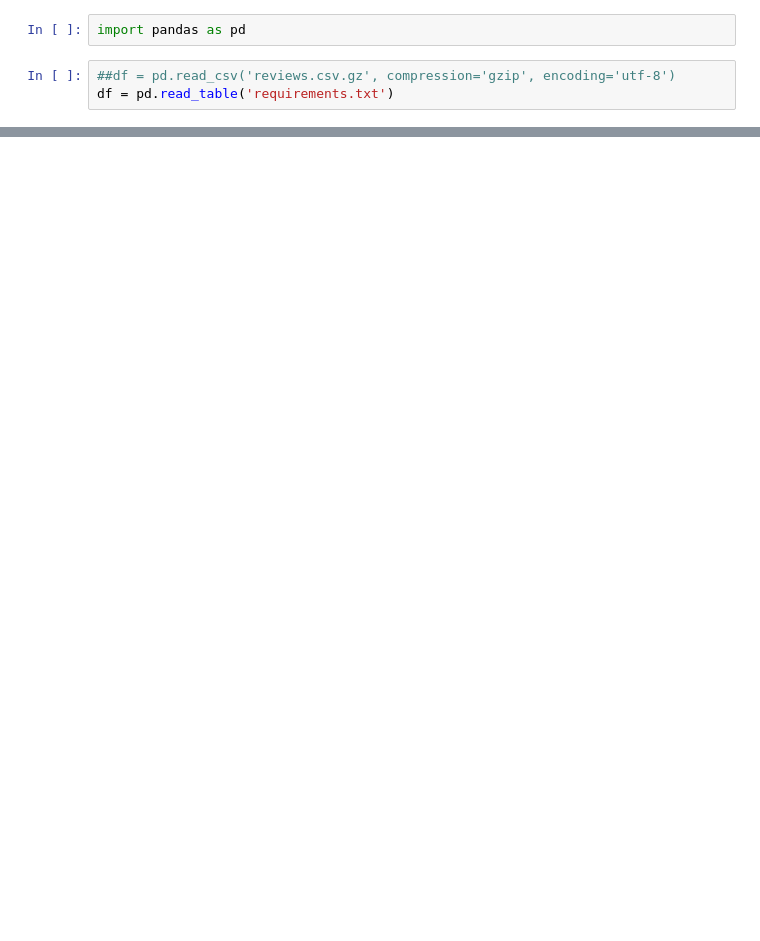
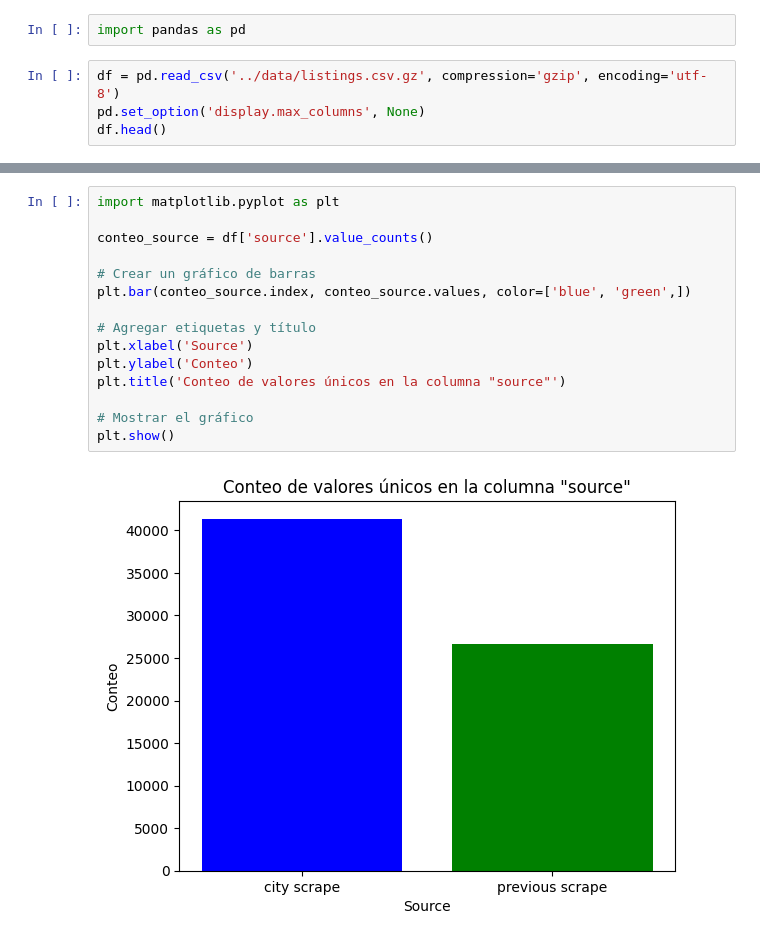
Before and after one commit to didi-gg/big_data, a Jupyter notebook: notebooks/exploracion_data_grup5.ipynb, the cells around one changed output, grey strips where cells are left out. Cells and saved outputs as stored; diff of their text form; blank space fills up the shorter version.

```diff
--- a/notebooks/exploracion_data_grup5.ipynb
+++ b/notebooks/exploracion_data_grup5.ipynb
@@ -1,6 +1,7 @@
 # %%
 import pandas as pd
 # %%
-##df = pd.read_csv('reviews.csv.gz', compression='gzip', encoding='utf-8')
-df = pd.read_table('requirements.txt')
+df = pd.read_csv('../data/listings.csv.gz', compression='gzip', encoding='utf-8')
+pd.set_option('display.max_columns', None)
+df.head()
 # %% [output]
@@ -7,0 +44,17 @@ FileNotFoundError: [Errno 2] No such file or directory: 'requirements.txt'
+# %%
+import matplotlib.pyplot as plt
+
+conteo_source = df['source'].value_counts()
+
+# Crear un gráfico de barras
+plt.bar(conteo_source.index, conteo_source.values, color=['blue', 'green',])
+
+# Agregar etiquetas y título
+plt.xlabel('Source')
+plt.ylabel('Conteo')
+plt.title('Conteo de valores únicos en la columna "source"')
+
+# Mostrar el gráfico
+plt.show()
+# %% [output]
+[figure, added]
```
Also changed, not shown: parts of 9 cells of this notebook.
